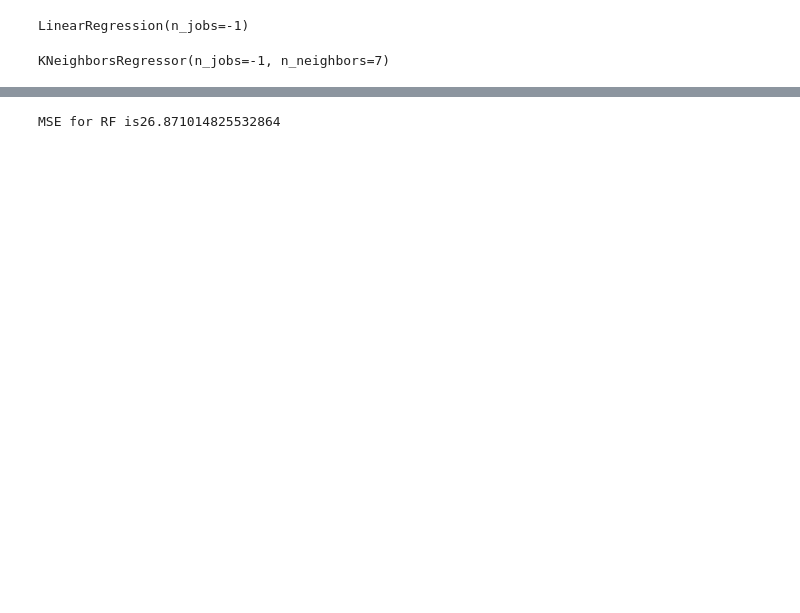
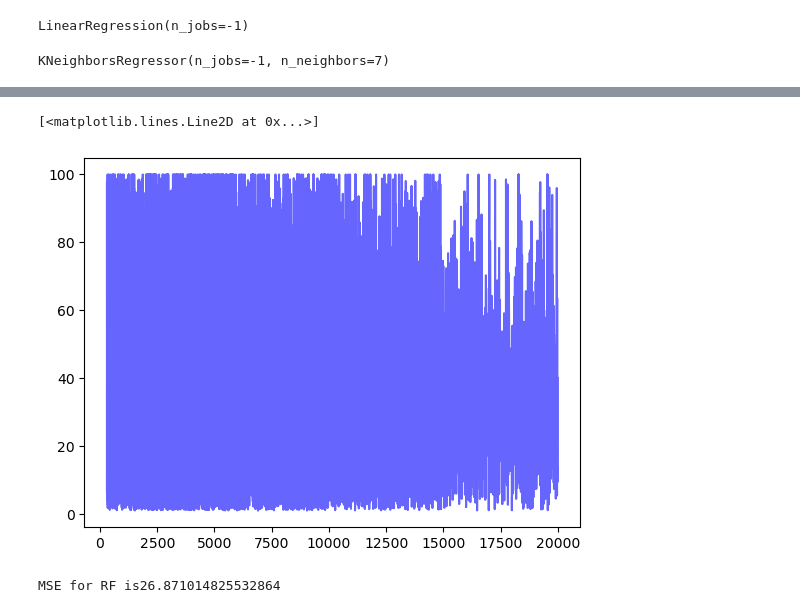
Before and after one commit to rajprashant3302/Placement-Predictor-Backend, a Jupyter notebook: main.ipynb, the cells around one changed output, grey strips where cells are left out. Drawn from its saved outputs; the diff is of its cells as text; code cells hidden in the pictures; blank space fills up the shorter version.

```diff
--- a/main.ipynb
+++ b/main.ipynb
@@ -231,0 +297,2 @@ Test R2: 0.44
+# %%
+df_sorted=df_new.sort_values(by='CompetitiveRank')
@@ -232,3 +315,8 @@ Test R2: 0.44
+# %%
+plt.plot(df_sorted["CompetitiveRank"], df_sorted["Package"], color="blue", alpha=0.6)
+# %% [output]
+[<matplotlib.lines.Line2D at 0x...>]
+[figure, added]
 # %%
 from sklearn.metrics import mean_squared_error
 print(f'MSE for RF is{mean_squared_error(y_test,RF_y_pred)}')
```
Also changed, not shown: parts of 28 cells of this notebook, 6 other files.
